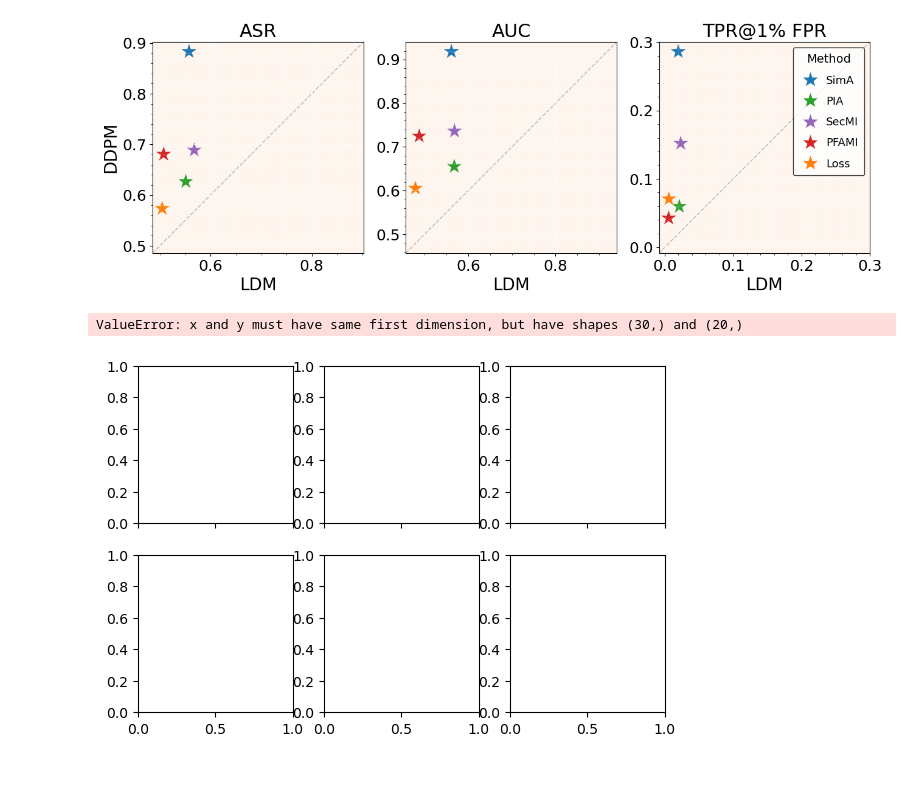
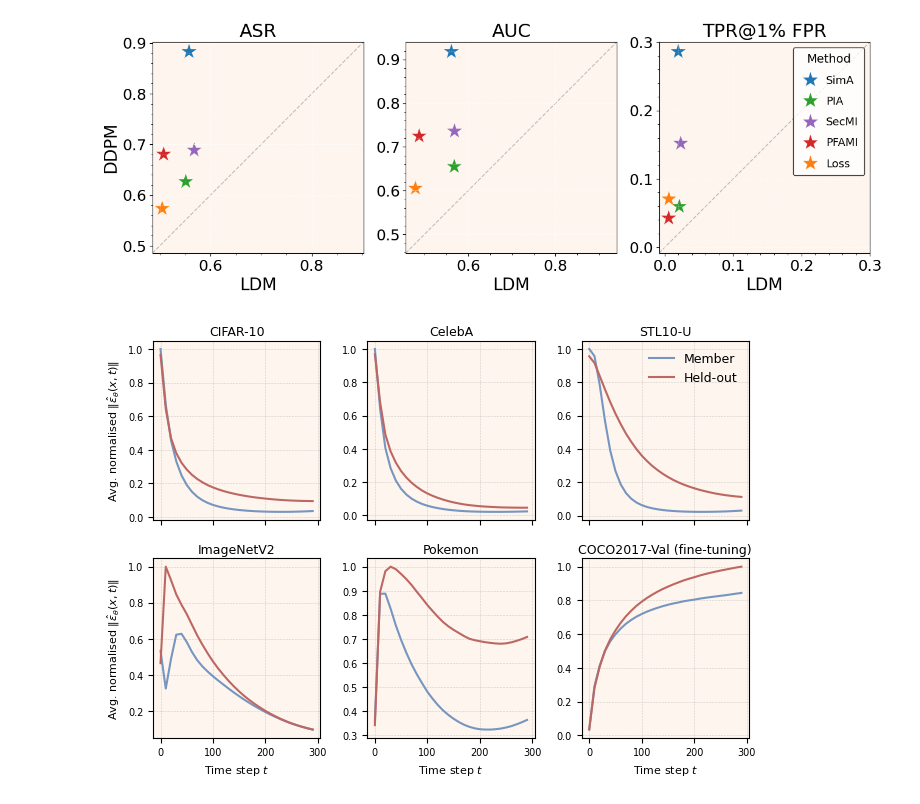
Before and after one commit to mx-ethan-rao/SimA, a Jupyter notebook: notebooks/plots.ipynb, the cells around one changed output. Drawn from its saved outputs; the diff is of its cells as text; code cells hidden in the pictures; blank space fills up the shorter version.

```diff
--- a/notebooks/plots.ipynb
+++ b/notebooks/plots.ipynb
@@ -498,12 +498,12 @@ import matplotlib.pyplot as plt
 
 num_timesteps = 30
 experiments = [
-    (np.load('/banana/ethan/MIA_data/CIFAR10/SimA/train_300.npy').mean(1)[:20], np.load('/banana/ethan/MIA_data/CIFAR10/SimA/test_300.npy').mean(1)[:20], 'CIFAR-10'),
-    (np.load('/banana/ethan/MIA_data/CELEBA/SimA/train_300.npy').mean(1)[:20], np.load('/banana/ethan/MIA_data/CELEBA/SimA/test_300.npy').mean(1)[:20], 'CelebA'),
-    (np.load('/banana/ethan/MIA_data/STL10-U/SimA/train_300.npy').mean(1)[:20], np.load('/banana/ethan/MIA_data/STL10-U/SimA/test_300.npy').mean(1)[:20], 'STL10-U'),
-    (np.load('/banana/ethan/MIA_data/IMAGENETv2/SimA/train_300.npy').mean(1)[:20], np.load('/banana/ethan/MIA_data/IMAGENETv2/SimA/test_300.npy').mean(1)[:20], 'ImageNetV2'),
-    (np.load('/banana/ethan/MIA_data/POKEMON/SimA/train_300.npy').mean(1)[:20], np.load('/banana/ethan/MIA_data/POKEMON/SimA/test_300.npy').mean(1)[:20], 'Pokemon'),
-    (np.load('/banana/ethan/MIA_data/MSCOCO/SimA/train_300.npy').mean(1)[:20], np.load('/banana/ethan/MIA_data/MSCOCO/SimA/test_300.npy').mean(1)[:20], 'COCO2017-Val (fine-tuning)'),
+    (np.load('/banana/ethan/MIA_data/CIFAR10/SimA/train_300.npy').mean(1)[:30], np.load('/banana/ethan/MIA_data/CIFAR10/SimA/test_300.npy').mean(1)[:30], 'CIFAR-10'),
+    (np.load('/banana/ethan/MIA_data/CELEBA/SimA/train_300.npy').mean(1)[:30], np.load('/banana/ethan/MIA_data/CELEBA/SimA/test_300.npy').mean(1)[:30], 'CelebA'),
+    (np.load('/banana/ethan/MIA_data/STL10-U/SimA/train_300.npy').mean(1)[:30], np.load('/banana/ethan/MIA_data/STL10-U/SimA/test_300.npy').mean(1)[:30], 'STL10-U'),
+    (np.load('/banana/ethan/MIA_data/IMAGENETv2/SimA/train_300.npy').mean(1)[:30], np.load('/banana/ethan/MIA_data/IMAGENETv2/SimA/test_300.npy').mean(1)[:30], 'ImageNetV2'),
+    (np.load('/banana/ethan/MIA_data/POKEMON/SimA/train_300.npy').mean(1)[:30], np.load('/banana/ethan/MIA_data/POKEMON/SimA/test_300.npy').mean(1)[:30], 'Pokemon'),
+    (np.load('/banana/ethan/MIA_data/MSCOCO/SimA/train_300.npy').mean(1)[:30], np.load('/banana/ethan/MIA_data/MSCOCO/SimA/test_300.npy').mean(1)[:30], 'COCO2017-Val (fine-tuning)'),
 ]
 
 # ------------------------------------------------------------------
@@ -528,35 +528,34 @@ for i, ax in enumerate(axes.ravel(), start=1):
     scale = max(member_raw.max(), held_raw.max())
     t = np.arange(0, 300, 10)
 
     ax.plot(t, member_raw/scale, color=MEMBER_COLOR,  lw=1.5,
             label="Member"  if i == 3 else None)
     ax.plot(t, held_raw/scale,   color=HELDOUT_COLOR, lw=1.5,
             label="Held-out" if i == 3 else None)
 
     ax.set_facecolor(axes_bg)
     ax.grid(True, ls="--", lw=0.4, alpha=0.6)
     ax.set_title(f"{exp_name}", fontsize=9, pad=4)
 
     if i in (1, 4):
         ax.set_ylabel(y_label_txt, fontsize=8)
     if i > 3:
         ax.set_xlabel(r"Time step $t$", fontsize=8)
 
     ax.tick_params(labelsize=7)
 
 # ------------------------------------------------------------------
 # 4)  Add legend only to **upper-right** subplot (axes[0, 2])
 # ------------------------------------------------------------------
 axes[0, 2].legend(loc="upper right", frameon=False, fontsize=9)
 
 plt.tight_layout()
 plt.subplots_adjust(bottom=0.05)   # tweak if needed
 
 fig.savefig("/home/ethanrao/MIA_Diffusion/figures/norm_magnitude.pdf", bbox_inches="tight")
 plt.show()
 # %% [output]
-ValueError: x and y must have same first dimension, but have shapes (30,) and (20,)
-[figure, old version]
+[figure, new version]
 # %%
 import numpy as np
 import matplotlib.pyplot as plt
```
Also changed, not shown: parts of 1 cell of this notebook, 12 other files.
